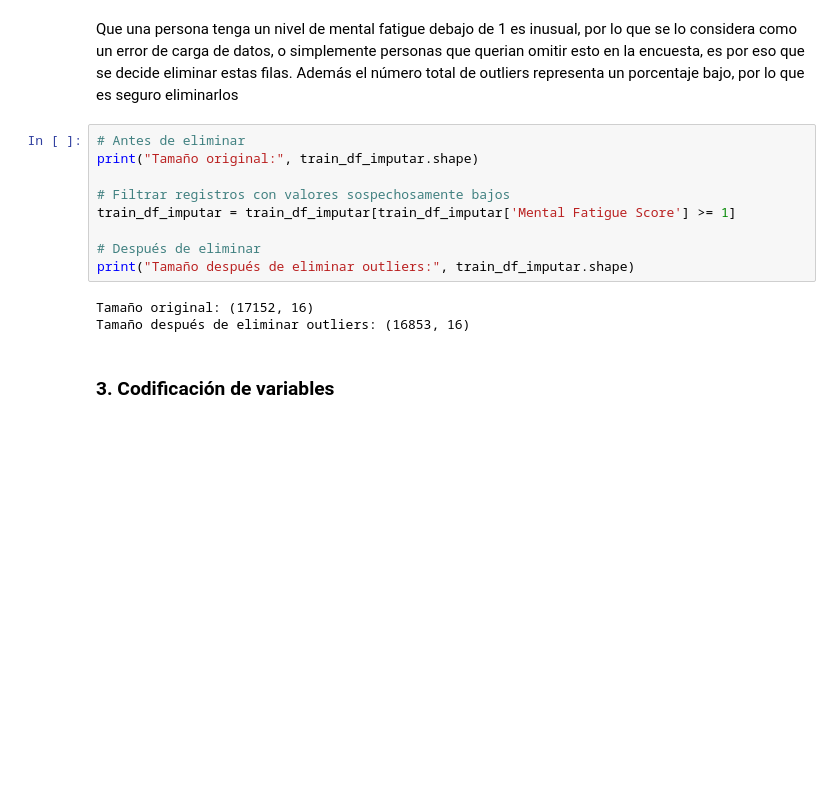
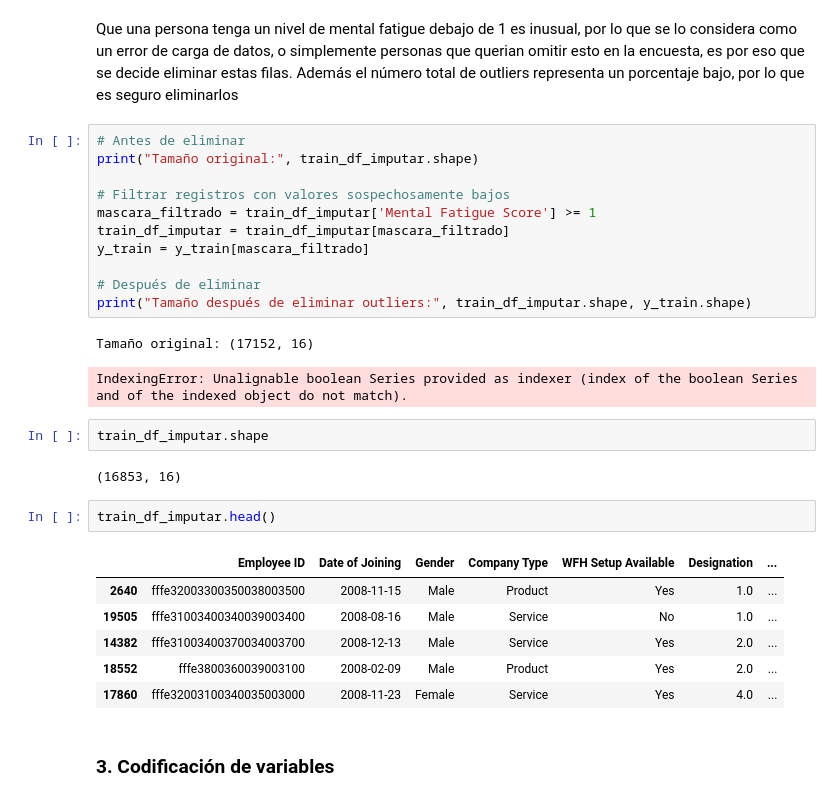
Before and after one commit to emiliano-ipa/CEIA-ML-TPFINAL, a Jupyter notebook: TP1_EDA.ipynb, the cells around one changed output. Saved outputs shown, nothing was run; the diff lists cells and outputs as text; blank space fills up the shorter version.

```diff
--- a/TP1_EDA.ipynb
+++ b/TP1_EDA.ipynb
@@ -519,13 +519,28 @@ Que una persona tenga un nivel de mental fatigue debajo de 1 es inusual, por lo
 print("Tamaño original:", train_df_imputar.shape)
 
 # Filtrar registros con valores sospechosamente bajos
-train_df_imputar = train_df_imputar[train_df_imputar['Mental Fatigue Score'] >= 1]
+mascara_filtrado = train_df_imputar['Mental Fatigue Score'] >= 1
+train_df_imputar = train_df_imputar[mascara_filtrado]
+y_train = y_train[mascara_filtrado]
 
 # Después de eliminar
-print("Tamaño después de eliminar outliers:", train_df_imputar.shape)
+print("Tamaño después de eliminar outliers:", train_df_imputar.shape, y_train.shape)
 # %% [output]
 Tamaño original: (17152, 16)
-Tamaño después de eliminar outliers: (16853, 16)
+IndexingError: Unalignable boolean Series provided as indexer (index of the boolean Series and of the indexed object do not match).
+# %%
+train_df_imputar.shape
+# %% [output]
+(16853, 16)
+# %%
+train_df_imputar.head()
+# %% [output]
+|  | Employee ID | Date of Joining | Gender | Company Type | WFH Setup Available | Designation | ... |
+| 2640 | fffe32003300350038003500 | 2008-11-15 | Male | Product | Yes | 1.0 | ... |
+| 19505 | fffe31003400340039003400 | 2008-08-16 | Male | Service | No | 1.0 | ... |
+| 14382 | fffe31003400370034003700 | 2008-12-13 | Male | Service | Yes | 2.0 | ... |
+| 18552 | fffe3800360039003100 | 2008-02-09 | Male | Product | Yes | 2.0 | ... |
+| 17860 | fffe32003100340035003000 | 2008-11-23 | Female | Service | Yes | 4.0 | ... |
 # %% [markdown]
 ### 3. Codificación de variables
 # %% [markdown]
```
Also changed, not shown: parts of 1 cell of this notebook, 1 other file.
